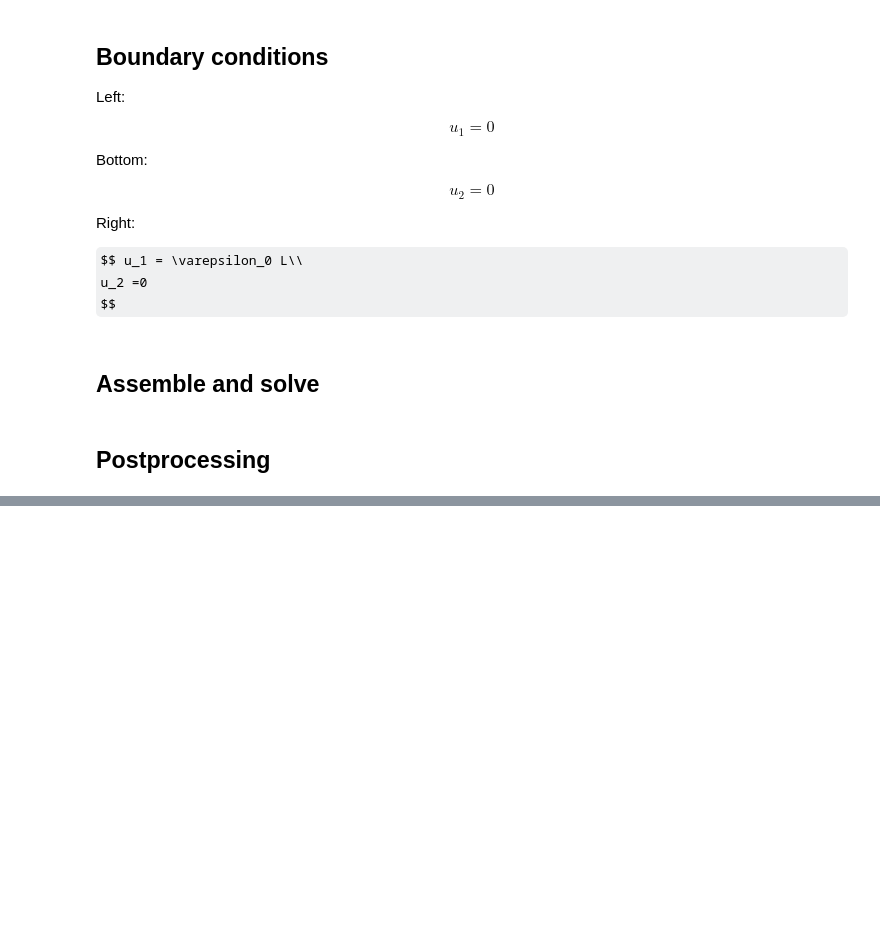
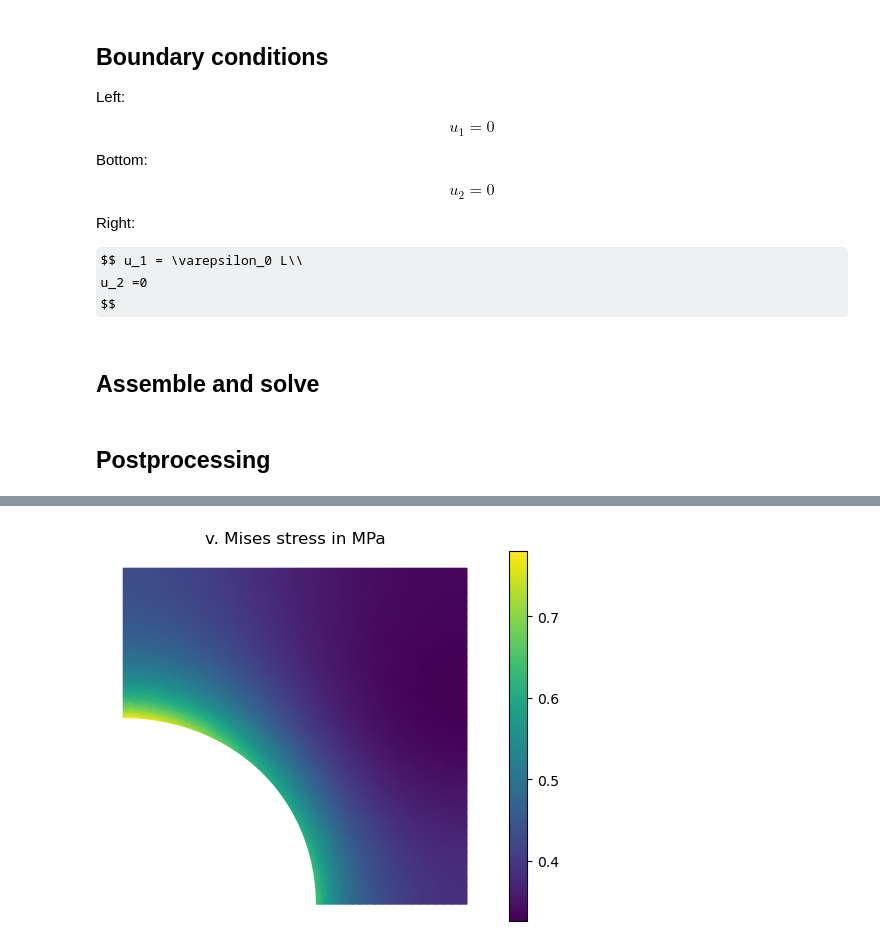
Before and after one commit to sebatomon/PINNs_for_simple_shape_optimization, a Jupyter notebook: scikit_fem.ipynb, the cells around one changed output, grey strips where cells are left out. Saved outputs shown, nothing was run; the diff lists cells and outputs as text; code cells hidden in the pictures; some formulas as TeX source; blank space fills up the shorter version.

Commit message:
Add reference data from FEM.

```diff
--- a/scikit_fem.ipynb
+++ b/scikit_fem.ipynb
@@ -166,0 +134,29 @@ Warning: VTK requires 3D vectors, but 2D vectors given. Appending 0 third compon
+# %%
+# Compute stress
+sgb = basis.with_element(fem.ElementVector(element))
+ui = basis.interpolate(u)
+S = sgb.project(sigma(sym_grad(ui)))
+Sxx = S[sgb.nodal_dofs[0]]
+Sxy = S[sgb.nodal_dofs[1]]
+Syy = S[sgb.nodal_dofs[3]]
+Smises = np.sqrt(Sxx**2 + Syy**2 - Sxx*Syy + 3*Sxy**2)
+
+# Save mesh
+mesh.save(f"result_Rx={Rx}.vtk", point_data={"Displacement": u.reshape((-1, 2)), "Stress": S.reshape((-1,4))})
+
+# Save results
+inputs = np.stack([mesh.doflocs[0], mesh.doflocs[1], Rx * np.ones_like(mesh.doflocs[0])])
+np.savetxt(f"data/inputs_Rx={Rx}.csv", inputs.T, delimiter=",", header="X,Y,R")
+outputs = np.stack([Sxx, Syy, Sxy, Smises])
+np.savetxt(f"data/outputs_Rx={Rx}.csv", outputs.T, delimiter=",", header="Sxx,Syy,Sxy, Smises")
+
+# Compute deformed mesh
+defmesh = copy.deepcopy(mesh)
+defmesh.doflocs[0] += u[basis.nodal_dofs[0]]
+defmesh.doflocs[1] += u[basis.nodal_dofs[1]]
+
+# Plot results
+p = plot(defmesh, Smises, colorbar=True, shading='gouraud', cmap="viridis")
+p.set_title("v. Mises stress in MPa")
+p.show()
+# %% [output]
@@ -166,0 +165 @@ Warning: VTK requires 3D vectors, but 2D vectors given. Appending 0 third compon
+[figure, added]
```
Also changed, not shown: parts of 3 cells of this notebook, 24 other files.
